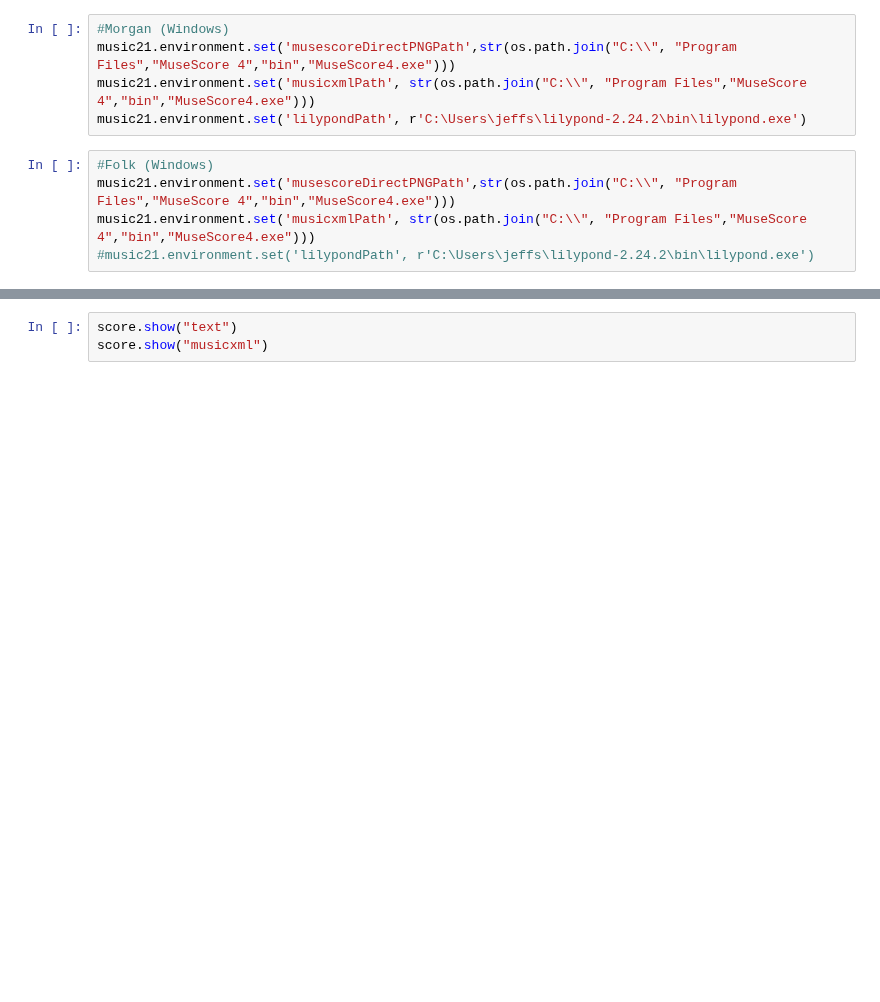
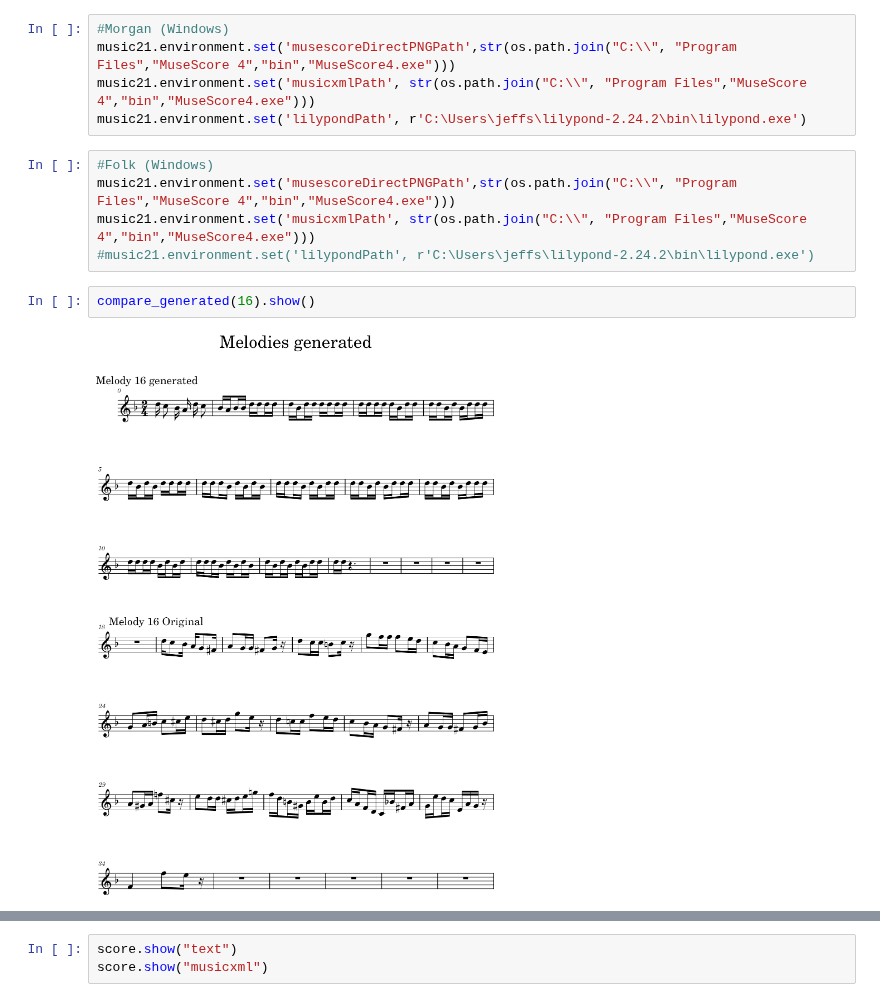
Before and after one commit to Gowthraven/Projet_M2, a Jupyter notebook: show_melody.ipynb, the cells around one changed output, grey strips where cells are left out. Drawn from its saved outputs; the diff is of its cells as text; blank space fills up the shorter version.

```diff
--- a/show_melody.ipynb
+++ b/show_melody.ipynb
@@ -19,6 +19,10 @@ music21.environment.set('lilypondPath', r'C:\Users\jeffs\lilypond-2.24.2\bin\lil
 music21.environment.set('musescoreDirectPNGPath',str(os.path.join("C:\\", "Program Files","MuseScore 4","bin","MuseScore4.exe")))
 music21.environment.set('musicxmlPath', str(os.path.join("C:\\", "Program Files","MuseScore 4","bin","MuseScore4.exe")))
 #music21.environment.set('lilypondPath', r'C:\Users\jeffs\lilypond-2.24.2\bin\lilypond.exe')
+# %%
+compare_generated(16).show()
+# %% [output]
+[figure, added]
 # %%
 melodies=["E6-0.25, G5-0.25, G#5-0.25, A5-0.25, B-5-0.25, F6-0.25, C#6-0.25, E6-0.25, E6-0.25, G5-0.25, G#5-0.25, A5-0.25"]*3
 keys=["F"]*3
```
Also changed, not shown: parts of 1 cell of this notebook, 3 other files.
